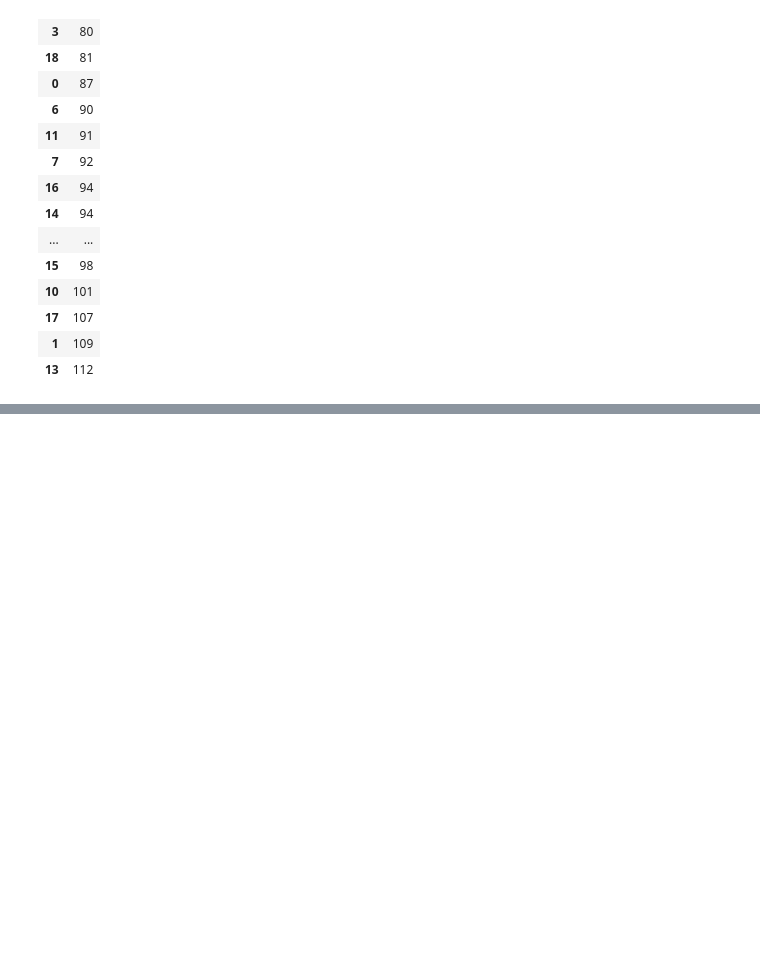
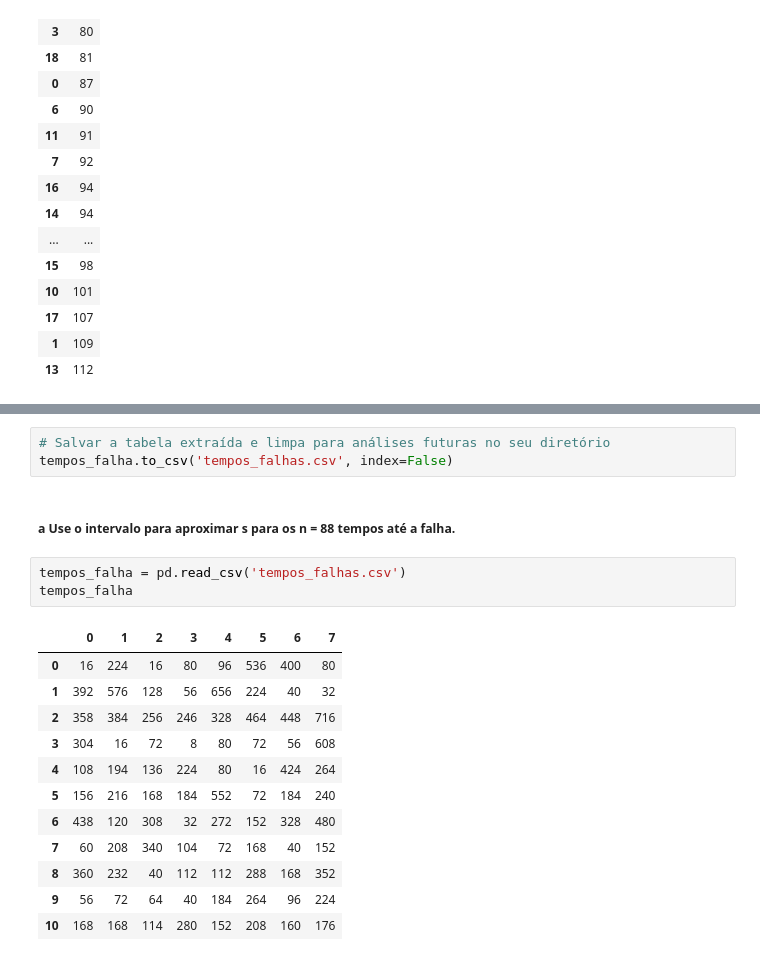
Before and after one commit to sanchesale3018/Data-Science-Postgrad-PUC-Minas, a Jupyter notebook: Estatistica/Execicios_Livro/Exer_cap_01.ipynb, the cells around one changed output, grey strips where cells are left out. Saved outputs shown, nothing was run; the diff lists cells and outputs as text; blank space fills up the shorter version.

```diff
--- a/Estatistica/Execicios_Livro/Exer_cap_01.ipynb
+++ b/Estatistica/Execicios_Livro/Exer_cap_01.ipynb
@@ -465,0 +483,21 @@ frequencia.sort_values(0)
+# %%
+# Salvar a tabela extraída e limpa para análises futuras no seu diretório
+tempos_falha.to_csv('tempos_falhas.csv', index=False)
+# %% [markdown]
+##### a Use o intervalo para aproximar s para os n = 88 tempos até a falha.
+# %%
+tempos_falha = pd.read_csv('tempos_falhas.csv')
+tempos_falha
+# %% [output]
+|  | 0 | 1 | 2 | 3 | 4 | 5 | 6 | 7 |
+| 0 | 16 | 224 | 16 | 80 | 96 | 536 | 400 | 80 |
+| 1 | 392 | 576 | 128 | 56 | 656 | 224 | 40 | 32 |
+| 2 | 358 | 384 | 256 | 246 | 328 | 464 | 448 | 716 |
+| 3 | 304 | 16 | 72 | 8 | 80 | 72 | 56 | 608 |
+| 4 | 108 | 194 | 136 | 224 | 80 | 16 | 424 | 264 |
+| 5 | 156 | 216 | 168 | 184 | 552 | 72 | 184 | 240 |
+| 6 | 438 | 120 | 308 | 32 | 272 | 152 | 328 | 480 |
+| 7 | 60 | 208 | 340 | 104 | 72 | 168 | 40 | 152 |
+| 8 | 360 | 232 | 40 | 112 | 112 | 288 | 168 | 352 |
+| 9 | 56 | 72 | 64 | 40 | 184 | 264 | 96 | 224 |
+| 10 | 168 | 168 | 114 | 280 | 152 | 208 | 160 | 176 |
```
Also changed, not shown: parts of 9 cells of this notebook, 2 other files.
